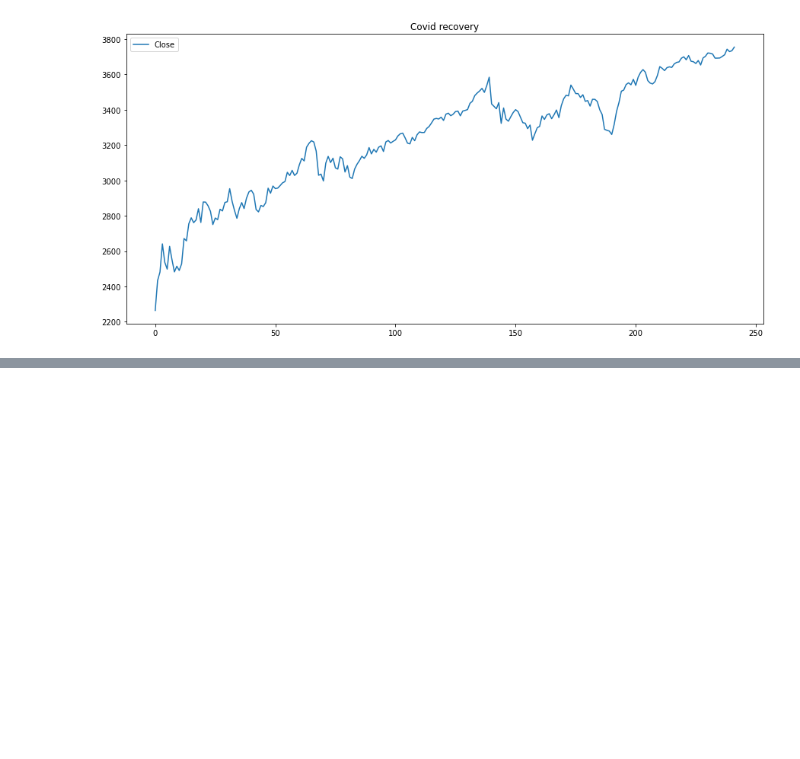
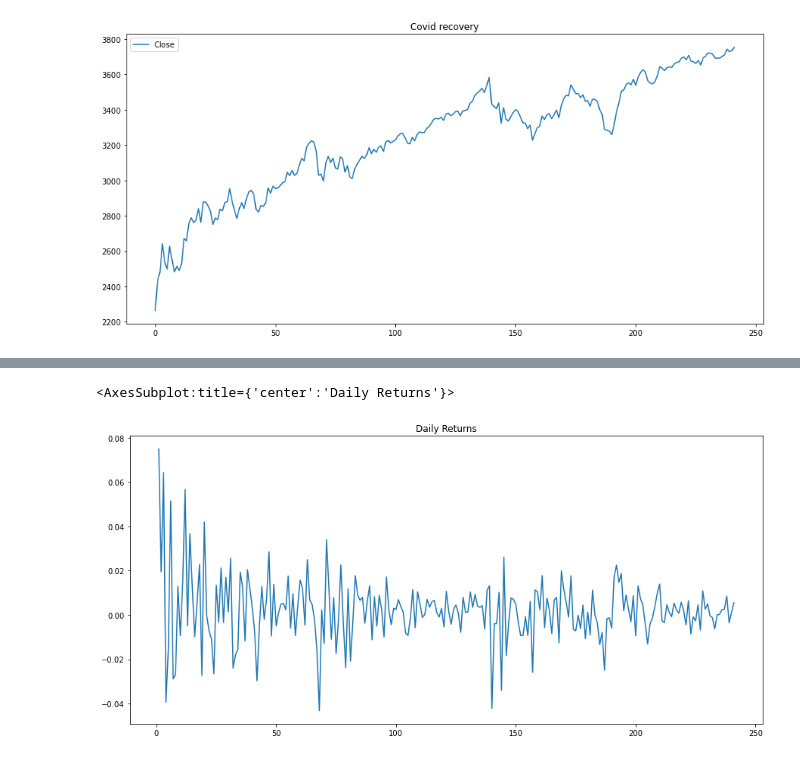
Before and after one commit to ivanpython98/project1, a Jupyter notebook: project1.ipynb, the cells around one changed output, grey strips where cells are left out. Drawn from its saved outputs; the diff is of its cells as text; code cells hidden in the pictures; blank space fills up the shorter version.

```diff
--- a/project1.ipynb
+++ b/project1.ipynb
@@ -59,0 +105,5 @@ sp500.plot(figsize=(15,7), title= "Covid recovery")
+# %%
+sp500_daily_returns.plot(figsize=(15,7), title = 'Daily Returns')
+# %% [output]
+<AxesSubplot:title={'center':'Daily Returns'}>
+[figure, added]
```
Also changed, not shown: parts of 5 cells of this notebook.
